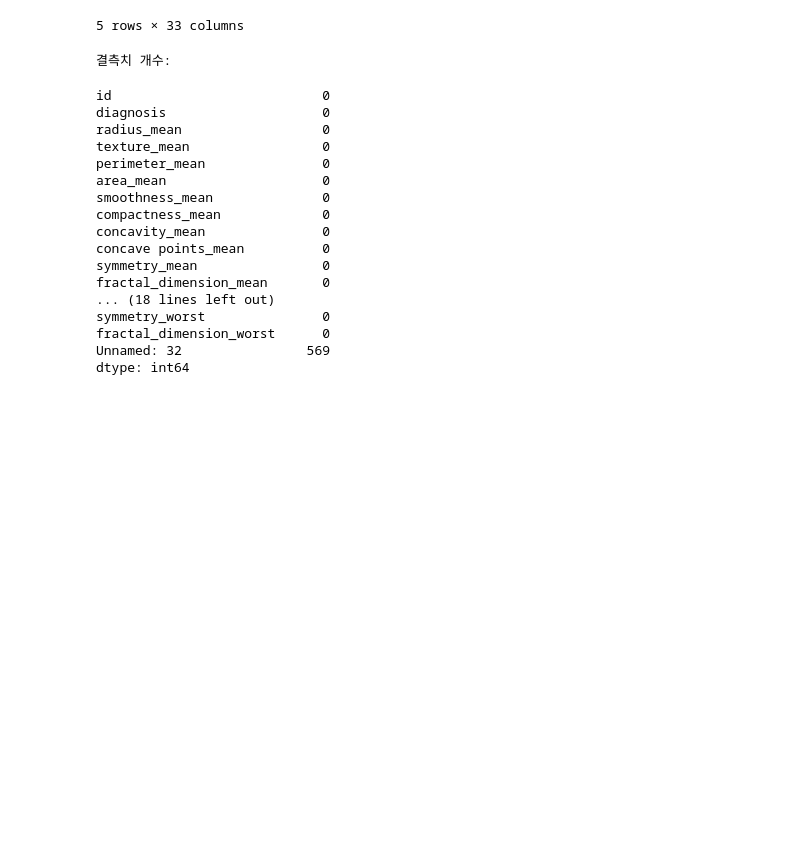
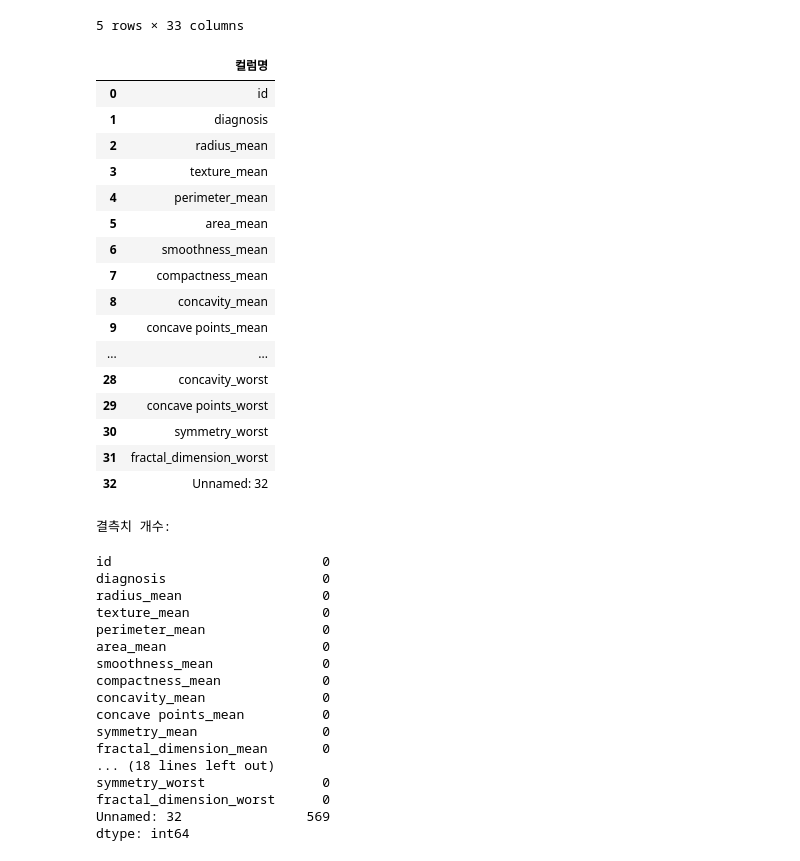
Before and after one commit to develjsh/ai-playground, a Jupyter notebook: 03_Breast Cancer Classification/data-analysis.ipynb, the cells around one changed output. Cells and saved outputs as stored; diff of their text form; code cells hidden in the pictures; blank space fills up the shorter version.

```diff
--- a/03_Breast Cancer Classification/data-analysis.ipynb
+++ b/03_Breast Cancer Classification/data-analysis.ipynb
@@ -29,6 +29,27 @@ display(df.head())
 | 3 | 84348301 | M | 11.42 | 20.38 | 77.58 | 386.1 | 0.14250 | ... |
 | 4 | 84358402 | M | 20.29 | 14.34 | 135.10 | 1297.0 | 0.10030 | ... |
 5 rows × 33 columns
+# %%
+# 컬럼만 세로로 보기
+pd.DataFrame(df.columns, columns=["컬럼명"])
+# %% [output]
+|  | 컬럼명 |
+| 0 | id |
+| 1 | diagnosis |
+| 2 | radius_mean |
+| 3 | texture_mean |
+| 4 | perimeter_mean |
+| 5 | area_mean |
+| 6 | smoothness_mean |
+| 7 | compactness_mean |
+| 8 | concavity_mean |
+| 9 | concave points_mean |
+| ... | ... |
+| 28 | concavity_worst |
+| 29 | concave points_worst |
+| 30 | symmetry_worst |
+| 31 | fractal_dimension_worst |
+| 32 | Unnamed: 32 |
 # %%
 # 결측치 확인
 # 결측치: 데이터셋에서 값이 비어있거나 누락된 경우
```
Also changed, not shown: parts of 1 cell of this notebook.
